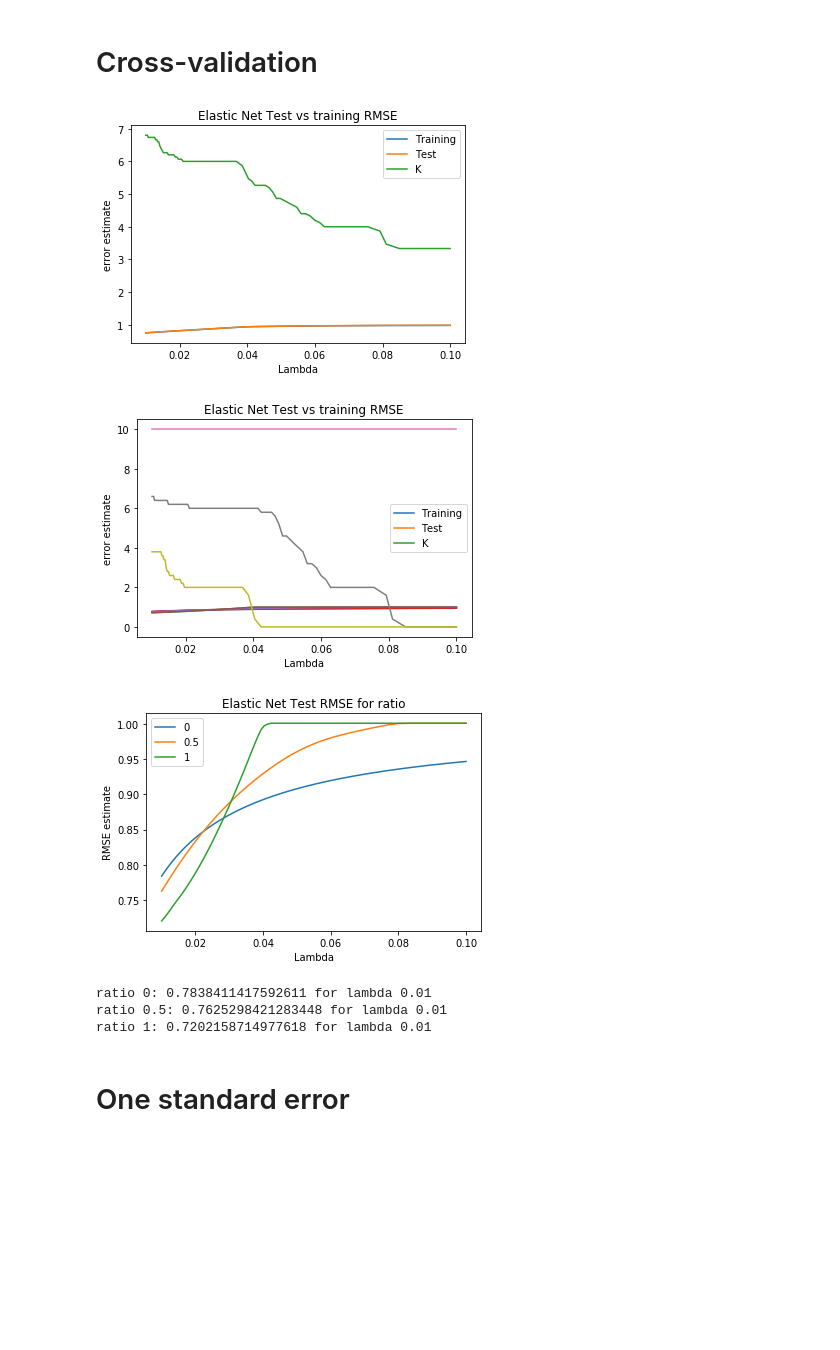
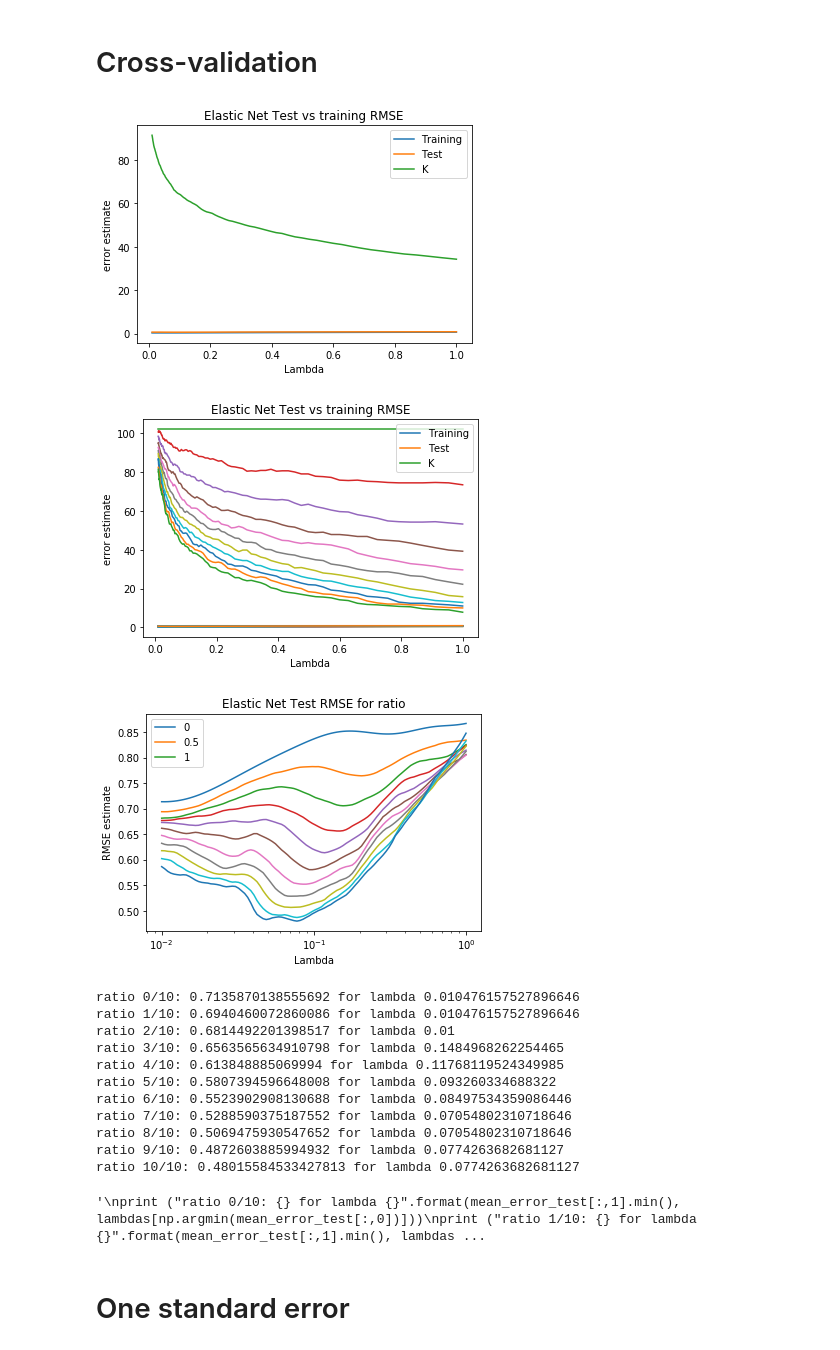
Before and after one commit to riadghorra/comp-data-analysis-project-1, a Jupyter notebook: elastic_net_attempt_1000.ipynb, the cells around one changed output. Drawn from its saved outputs; the diff is of its cells as text; code cells hidden in the pictures; blank space fills up the shorter version.

```diff
--- a/elastic_net_attempt_1000.ipynb
+++ b/elastic_net_attempt_1000.ipynb
@@ -35,7 +35,8 @@ train_X_mn = missing_predictor_as_mean(train_X)
 
 # replace missing values with mean of KNN
 clean_data = missing_predictor_as_value(train_X, 0)
-train_X_knn = missing_predictor_as_knn(5, train_X, clean_data)
+# Original k=5
+train_X_knn = missing_predictor_as_knn(5, train_X, train_X_mn)
 
 # split Train / Test (70% / 30%) (for train_X)
 test_split_ratio = 0.3
@@ -61,7 +62,7 @@ train_X_raw = train_X_raw.astype(float)
 # Flag for what handling of missing values to use
 dataSwitch = {0:'knn', 1:'mean',  2:'diabetes', 3:'raw'}
 
-currentData = dataSwitch[2]
+currentData = dataSwitch[0]
 
 
 if (currentData == 'knn'):
@@ -82,10 +83,10 @@ elif(currentData == 'raw'):
 [n_train, p_train], [n_test, p_test] = np.shape(X_train), np.shape(X_test)
 
 # alphas = range(0,11,1) # Ratio between L1 and L2 norms
-#ratios = range(0,11,1)
-ratios = [0, 5, 10]
+ratios = range(0,11,1)
+#ratios = [0, 5, 10]
 k = 100; # try k values of lambda
-lambdas = np.logspace(-2, -1, k)
+lambdas = np.logspace(-2, 0, k)
 '''
 # Working lambdas
 lambdas = np.logspace(-2, 1, k)
@@ -110,9 +111,20 @@ for i, (train_index, test_index) in enumerate(kf.split(X_train)):
     X_train_cv, X_val = X_train[train_index], X_train[test_index]
     y_train_cv, y_val = y_train[train_index], y_train[test_index]
 
+
+    #-------------------- normalizing and standardizing --------------------#
+    '''y_train_cv, my = center(y_train_cv) # center training response
+    y_val = y_val - my # use the mean value of the traininag response to center the test response
+    X_train_cv = X_train_cv.astype(float)
+    X_val = X_val.astype(float)
+    X_tain_cv, mx, varx = normalize(X_train_cv) # normalize training data
+    X_val = normalizetest(X_val, mx, varx)
+    '''
+
+
     for k, l in enumerate(lambdas):
         for j, ratio in enumerate(ratios):
-            regr = ElasticNet(alpha=l, l1_ratio= (ratio / 10), fit_intercept=True, normalize=True)
+            regr = ElasticNet(alpha=l, l1_ratio= (ratio / 10), fit_intercept=False)
             regr.fit(X_train_cv, y_train_cv)
             beta = regr.coef_
 
@@ -152,7 +164,7 @@ plt.legend(['Training', 'Test', 'K'])
 
 plt.show()
 # %% [output]
-[figure, old version]
+[figure, new version]
 # %%
 # Elastic net plot average over all ratios
 plt.figure(2)
@@ -168,43 +180,52 @@ plt.legend(['Training', 'Test', 'K'])
 
 plt.show()
 # %% [output]
-[figure, old version]
+[figure, new version]
 # %%
 # Elastic net plot average over all ratios
 plt.figure(6)
 #training_error_plot = plt.plot(lambdas, mean_error_training, label='Training')
-test_error_plot = plt.plot(lambdas, mean_error_test, label='Test')
+test_error_plot = plt.semilogx(lambdas, mean_error_test, label='Test')
 #K_non_zero_plot = plt.plot(lambdas, k_nonZero_parameters, label='K')
 
 plt.xlabel('Lambda')
 plt.ylabel('RMSE estimate')
 plt.title("Elastic Net Test RMSE for ratio")
 plt.legend(['0', '0.5', '1'])
 
+
 '''
-plt.annotate(' ratio 0: {:f}'.format(mean_error_test[:,0].min()), xy=(lambdas[np.argmin(mean_error_test[:,0])],mean_error_test[:,0].min()), xytext=(.1, 5),
+plt.annotate(' ratio 0: {:f}'.format(mean_error_test[:,0].min()), xy=(lambdas[np.argmin(mean_error_test[:,0])],mean_error_test[:,0].min()), xytext=(.1, 1),
             arrowprops=dict(facecolor='black', shrink=0.05),
             )
 
-plt.annotate(' ratio 0.5: {:f}'.format(mean_error_test[:,1].min()), xy=(lambdas[np.argmin(mean_error_test[:,1])],mean_error_test[:,1].min()), xytext=(.08, 4),
+plt.annotate(' ratio 0.5: {:f}'.format(mean_error_test[:,1].min()), xy=(lambdas[np.argmin(mean_error_test[:,1])],mean_error_test[:,1].min()), xytext=(1, 0.95),
             arrowprops=dict(facecolor='black', shrink=0.05),
             )
 
-plt.annotate(' ratio 1: {:f}'.format(mean_error_test[:,2].min()), xy=(lambdas[np.argmin(mean_error_test[:,2])],mean_error_test[:,2].min()), xytext=(.08, 3),
+plt.annotate(' ratio 1: {:f}'.format(mean_error_test[:,2].min()), xy=(lambdas[np.argmin(mean_error_test[:,2])],mean_error_test[:,2].min()), xytext=(.08, 1),
             arrowprops=dict(facecolor='black', shrink=0.05),
             )
 '''
 
 plt.show()
 
-print ("ratio 0: {} for lambda {}".format(mean_error_test[:,0].min(), lambdas[np.argmin(mean_error_test[:,0])]))
-print ("ratio 0.5: {} for lambda {}".format(mean_error_test[:,1].min(), lambdas[np.argmin(mean_error_test[:,1])]))
-print ("ratio 1: {} for lambda {}".format(mean_error_test[:,2].min(), lambdas[np.argmin(mean_error_test[:,2])]))
+for i in range(len(ratios)):
+    print ("ratio {}/10: {} for lambda {}".format(ratios[i], mean_error_test[:,i].min(), lambdas[np.argmin(mean_error_test[:,i])]))
 # %% [output]
-[figure, old version]
+[figure, new version]
-ratio 0: 0.7838411417592611 for lambda 0.01
-ratio 0.5: 0.7625298421283448 for lambda 0.01
-ratio 1: 0.7202158714977618 for lambda 0.01
+ratio 0/10: 0.7135870138555692 for lambda 0.010476157527896646
+ratio 1/10: 0.6940460072860086 for lambda 0.010476157527896646
+ratio 2/10: 0.6814492201398517 for lambda 0.01
+ratio 3/10: 0.6563565634910798 for lambda 0.1484968262254465
+ratio 4/10: 0.613848885069994 for lambda 0.11768119524349985
+ratio 5/10: 0.5807394596648008 for lambda 0.093260334688322
+ratio 6/10: 0.5523902908130688 for lambda 0.08497534359086446
+ratio 7/10: 0.5288590375187552 for lambda 0.07054802310718646
+ratio 8/10: 0.5069475930547652 for lambda 0.07054802310718646
+ratio 9/10: 0.4872603885994932 for lambda 0.0774263682681127
+ratio 10/10: 0.48015584533427813 for lambda 0.0774263682681127
+'\nprint ("ratio 0/10: {} for lambda {}".format(mean_error_test[:,1].min(), lambdas[np.argmin(mean_error_test[:,0])]))\nprint ("ratio 1/10: {} for lambda {}".format(mean_error_test[:,1].min(), lambdas ...
 # %% [markdown]
 # One standard error
 # %%
```
Also changed, not shown: parts of 6 cells of this notebook.
